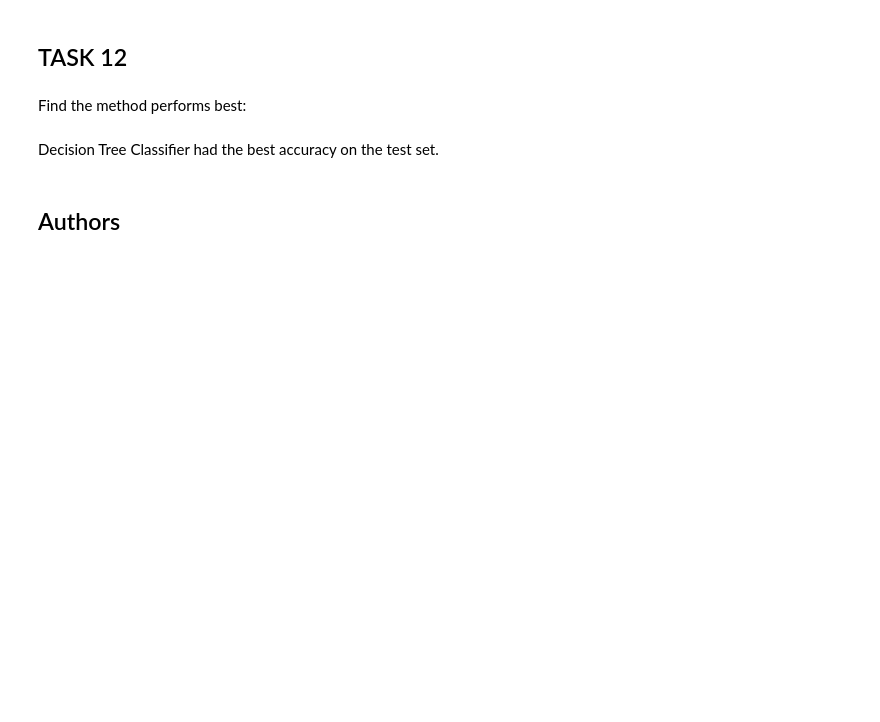
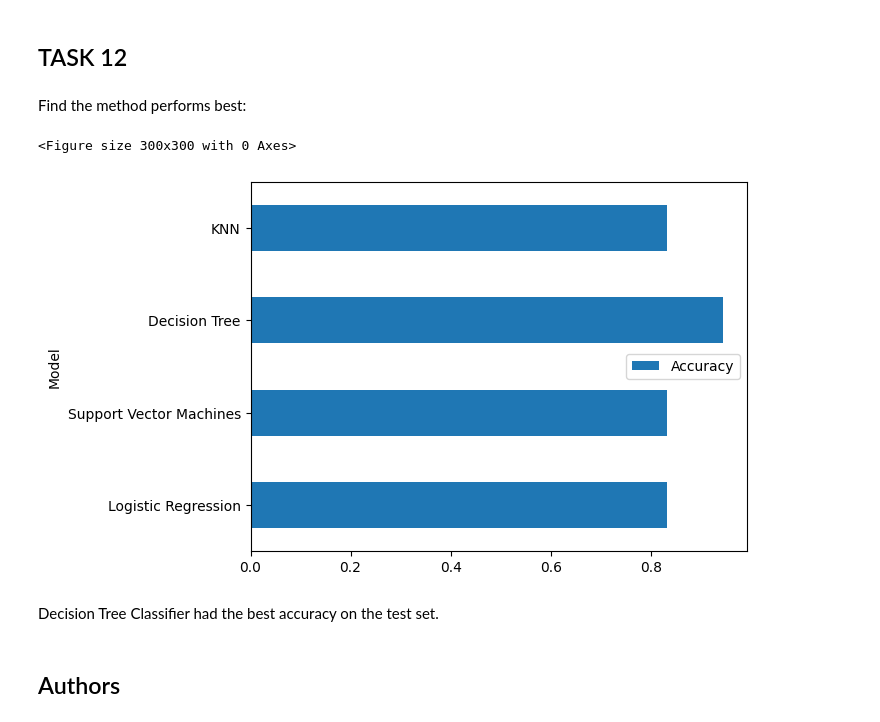
Before and after one commit to Anwar11234/Applied-Data-Science-Capstone, a Jupyter notebook: SpaceX_Machine_Learning_Prediction_Part_5.jupyterlite.ipynb, the cells around one changed output. Drawn from its saved outputs; the diff is of its cells as text; code cells hidden in the pictures; blank space fills up the shorter version.

```diff
--- a/SpaceX_Machine_Learning_Prediction_Part_5.jupyterlite.ipynb
+++ b/SpaceX_Machine_Learning_Prediction_Part_5.jupyterlite.ipynb
@@ -178,0 +177,4 @@ logreg_cv.score(X_test , Y_test)
+# %%
+accuracies["Model"].append("Logistic Regression")
+accuracies["Accuracy"].append(logreg_cv.score(X_test , Y_test))
+accuracies
@@ -220,0 +221,4 @@ svm_cv.score(X_test , Y_test)
+# %%
+accuracies["Model"].append("Support Vector Machines")
+accuracies["Accuracy"].append(svm_cv.score(X_test , Y_test))
+accuracies
@@ -266,0 +270,4 @@ tree_cv.score(X_test , Y_test)
+# %%
+accuracies["Model"].append("Decision Tree")
+accuracies["Accuracy"].append(tree_cv.score(X_test , Y_test))
+accuracies
@@ -305,0 +312,4 @@ knn_cv.score(X_test , Y_test)
+# %%
+accuracies["Model"].append("KNN")
+accuracies["Accuracy"].append(knn_cv.score(X_test , Y_test))
+accuracies
@@ -314,6 +333,13 @@ plot_confusion_matrix(Y_test,yhat)
 ## TASK  12
 # %% [markdown]
 Find the method performs best:
+# %%
+plt.figure(figsize=(3 , 3))
+pd.DataFrame(accuracies).plot(kind='barh' , x='Model' , y = 'Accuracy')
+plt.show()
+# %% [output]
+<Figure size 300x300 with 0 Axes>
+[figure, added]
 # %% [markdown]
 Decision Tree Classifier had the best accuracy on the test set.
 # %% [markdown]
```
Also changed, not shown: parts of 11 cells of this notebook.
